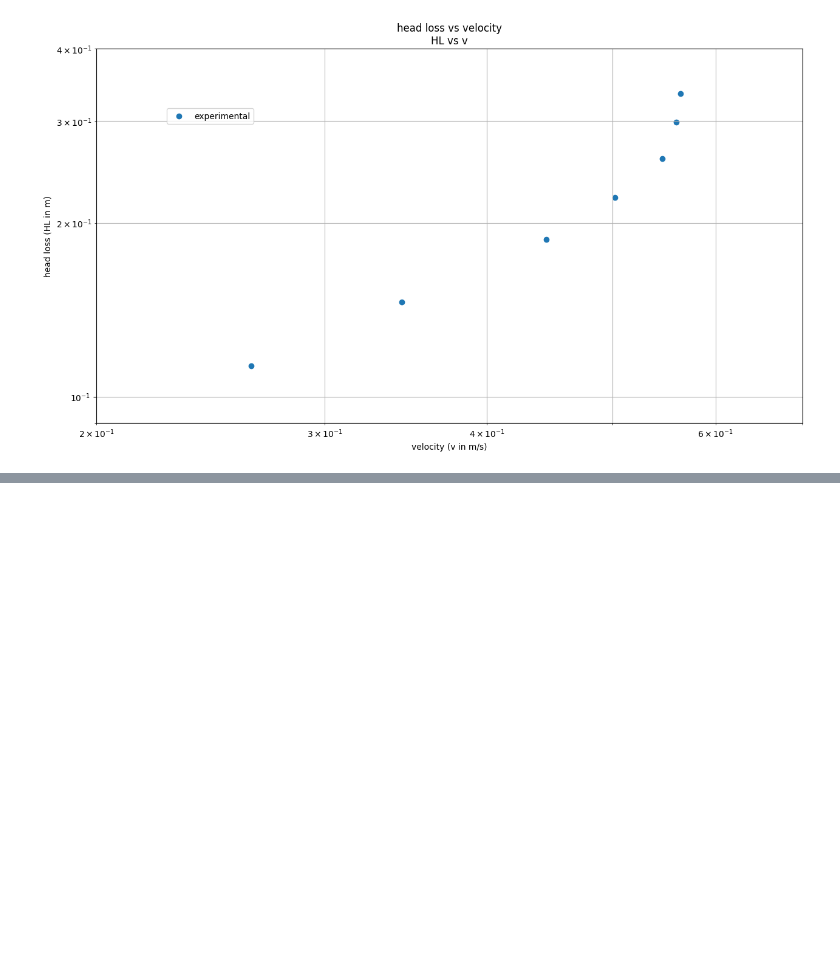
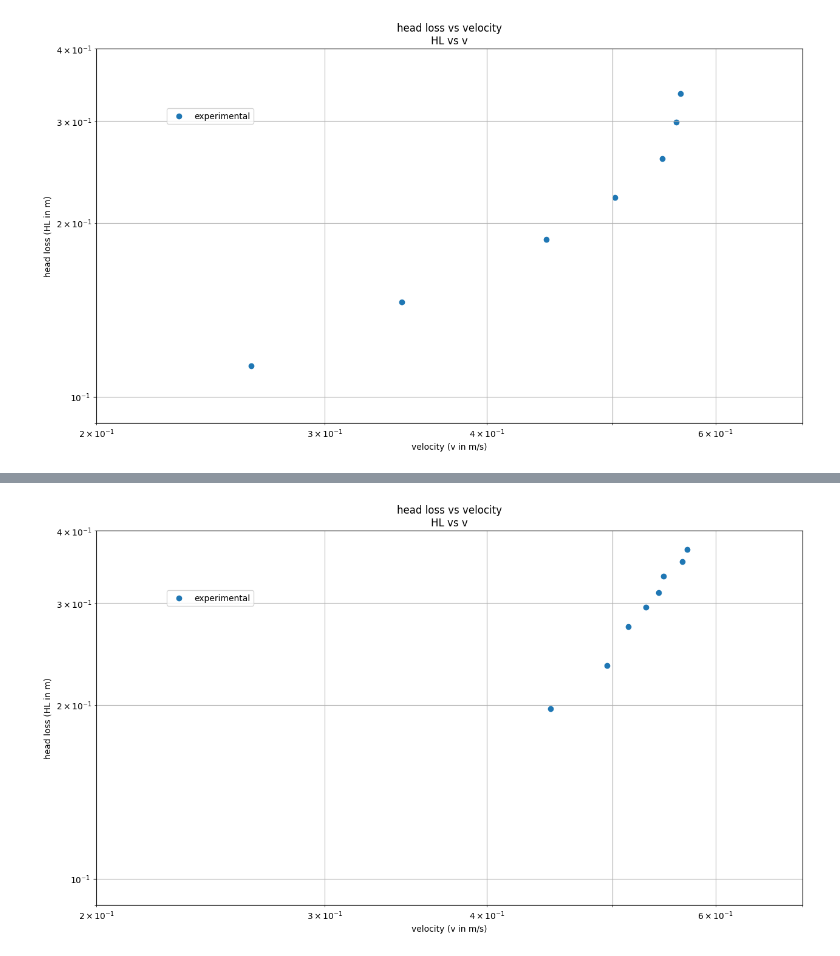
Before and after one commit to Holger-Paxi/Fluid_Mechanics, a Jupyter notebook: Assessment_Task_3_pipe_test.ipynb, the cells around one changed output, grey strips where cells are left out. Saved outputs shown, nothing was run; the diff lists cells and outputs as text; code cells hidden in the pictures; blank space fills up the shorter version.

```diff
--- a/Assessment_Task_3_pipe_test.ipynb
+++ b/Assessment_Task_3_pipe_test.ipynb
@@ -297,0 +401,15 @@ plt.ylabel('head loss (HL in m)');
+# %%
+fig2, ax2 = plt.subplots(figsize=(15,8))
+ax2.scatter(test_.velocity, test_.head_loss, label='experimental')
+ax2.legend(loc=(.1,.8))
+plt.xlim(0.2,0.7)
+plt.ylim(0.09,0.4)
+plt.xscale('log')
+plt.yscale('log')
+plt.grid(which='major')
+plt.grid(which='minor')
+plt.title('head loss vs velocity\nHL vs v')
+plt.xlabel('velocity (v in m/s)')
+plt.ylabel('head loss (HL in m)');
+# %% [output]
+[figure, added]
```
Also changed, not shown: parts of 23 cells of this notebook, 2 other files.
